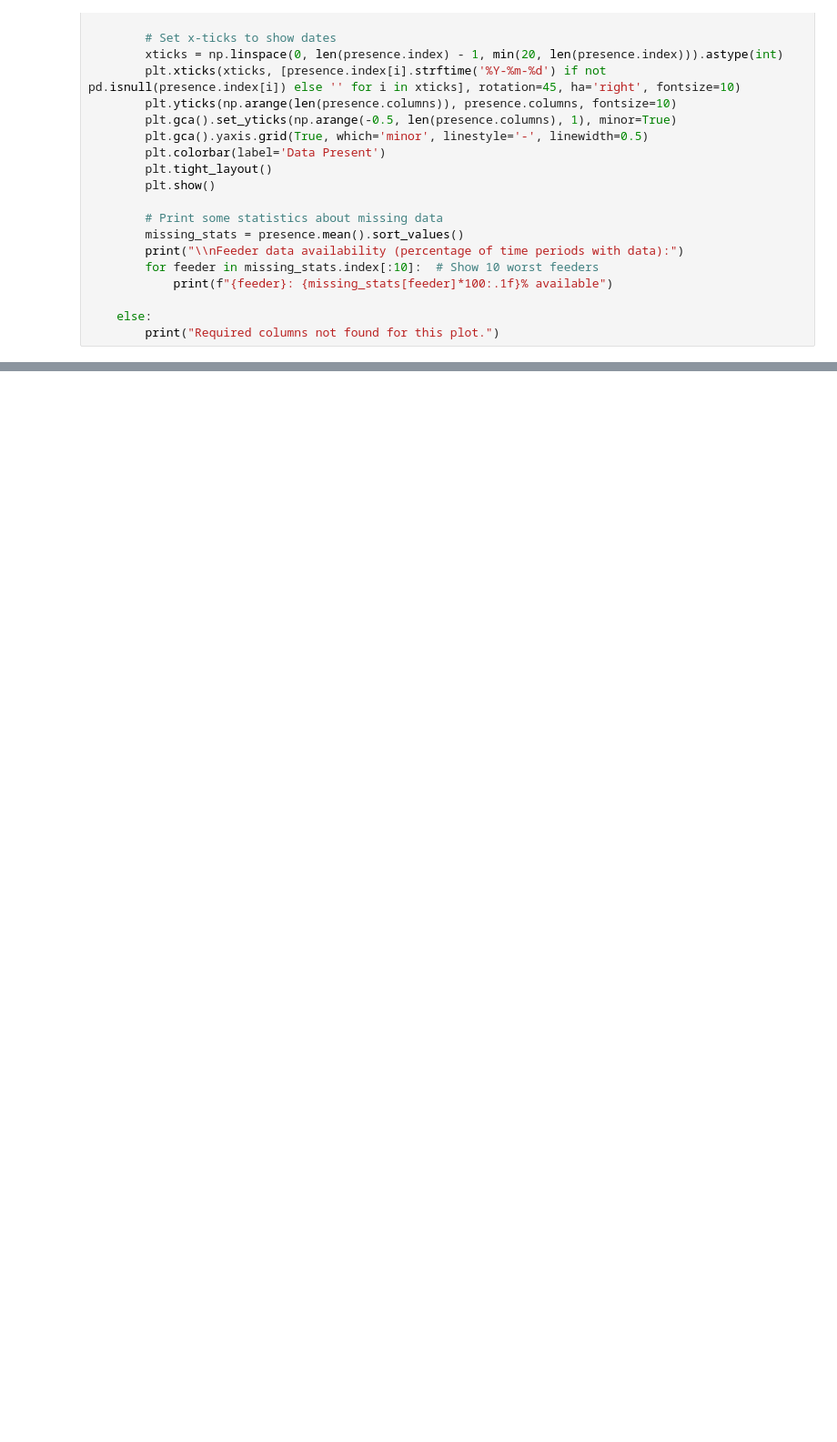
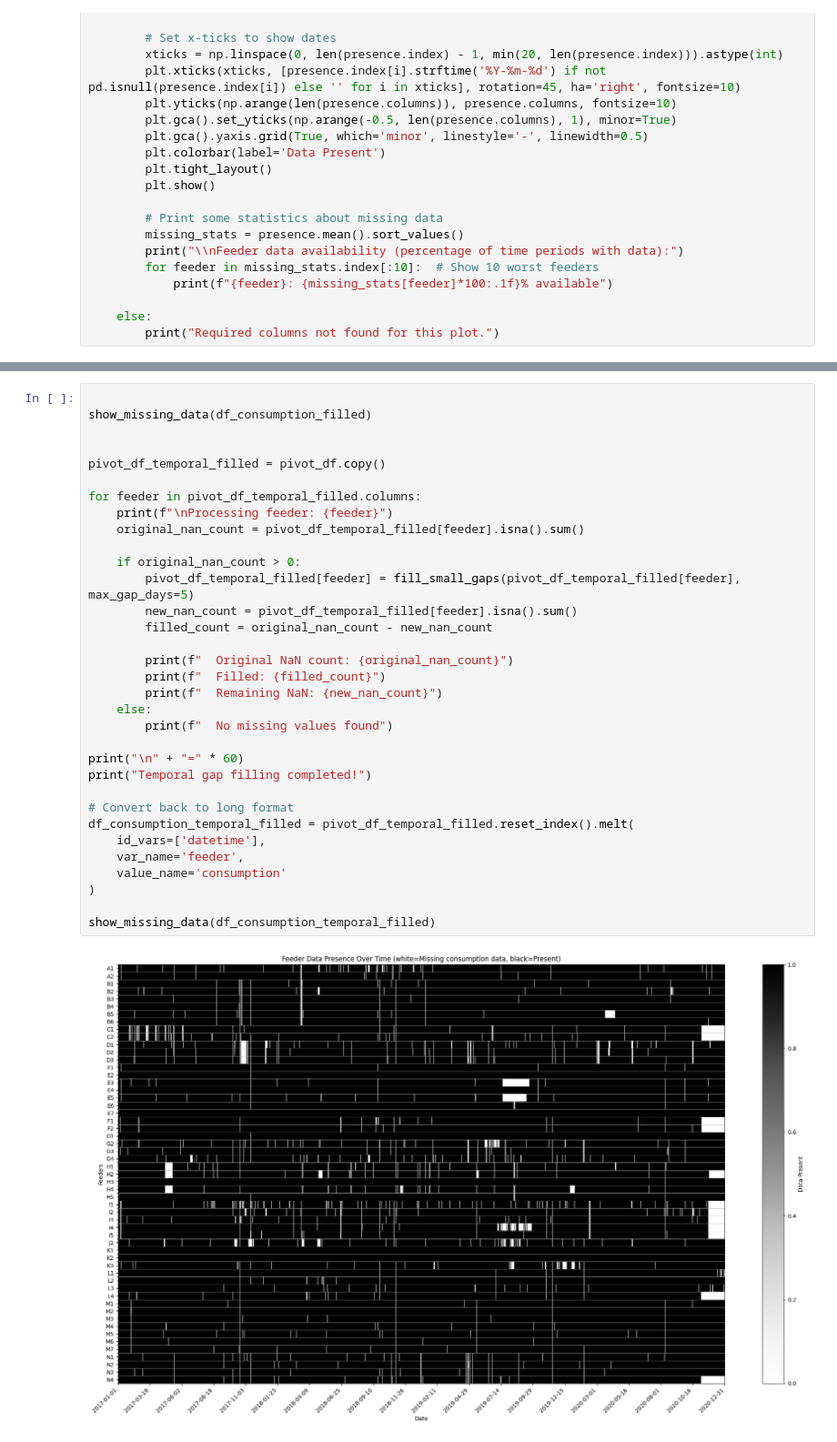
Before and after one commit to NicolaiBaklund/IT3212, a Jupyter notebook: notebooks/Paraguay/missing/missing_values.ipynb, the cells around one changed output, grey strips where cells are left out. Shown at 91% size. Drawn from its saved outputs; the diff is of its cells as text; blank space fills up the shorter version.

Commit message:
finalized the filment of consumption

```diff
--- a/notebooks/Paraguay/missing/missing_values.ipynb
+++ b/notebooks/Paraguay/missing/missing_values.ipynb
@@ -338,0 +357,35 @@ As we can see in the plotting of the mean values has a few weakpoints. For large
+# %%
+
+show_missing_data(df_consumption_filled)
+
+
+pivot_df_temporal_filled = pivot_df.copy()
+
+for feeder in pivot_df_temporal_filled.columns:
+    print(f"\nProcessing feeder: {feeder}")
+    original_nan_count = pivot_df_temporal_filled[feeder].isna().sum()
+
+    if original_nan_count > 0:
+        pivot_df_temporal_filled[feeder] = fill_small_gaps(pivot_df_temporal_filled[feeder], max_gap_days=5)
+        new_nan_count = pivot_df_temporal_filled[feeder].isna().sum()
+        filled_count = original_nan_count - new_nan_count
+
+        print(f"  Original NaN count: {original_nan_count}")
+        print(f"  Filled: {filled_count}")
+        print(f"  Remaining NaN: {new_nan_count}")
+    else:
+        print(f"  No missing values found")
+
+print("\n" + "=" * 60)
+print("Temporal gap filling completed!")
+
+# Convert back to long format
+df_consumption_temporal_filled = pivot_df_temporal_filled.reset_index().melt(
+    id_vars=['datetime'],
+    var_name='feeder',
+    value_name='consumption'
+)
+
+show_missing_data(df_consumption_temporal_filled)
+# %% [output]
+[figure, added]
```
Also changed, not shown: parts of 9 cells of this notebook.
